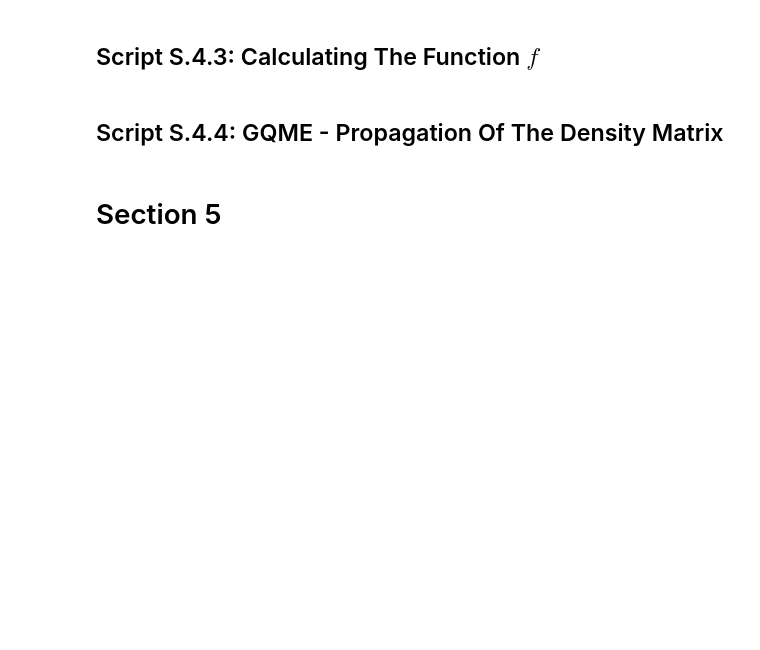
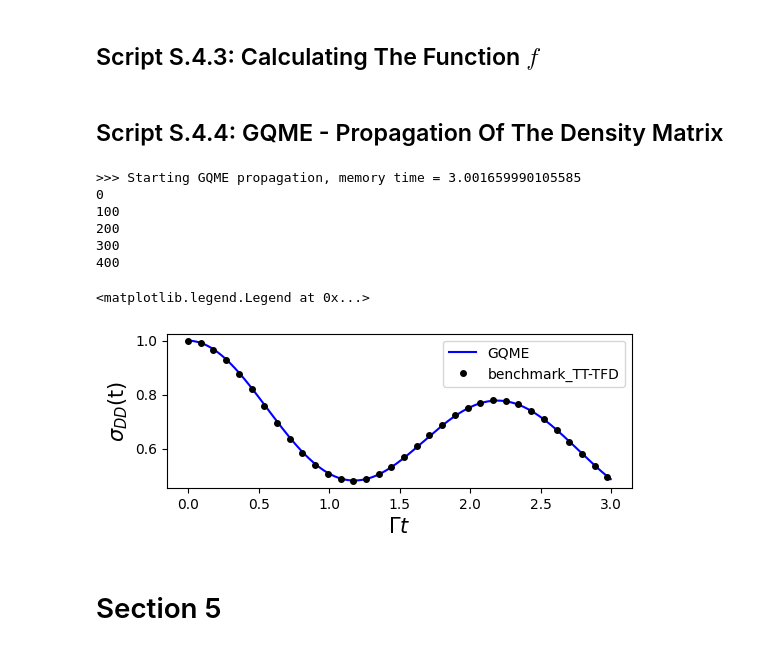
Before and after one commit to batistagroup/qflux, a Jupyter notebook: demos/manuscript/JCTC_VI.ipynb, the cells around one changed output. Drawn from its saved outputs; the diff is of its cells as text; code cells hidden in the pictures; blank space fills up the shorter version.

```diff
--- a/demos/manuscript/JCTC_VI.ipynb
+++ b/demos/manuscript/JCTC_VI.ipynb
@@ -267,28 +378,4 @@ for l in range(pa.TIME_STEPS):
-# %%
-def CalculateIntegral(DOF_E_SQ, F, linearTerm, prevKernel, kernel, TIME_STEPS=pa.TIME_STEPS, DT=pa.DT):
-
-    # time step loop starts at 1 because K is equal to linear part at t = 0
-    for n in range(1, TIME_STEPS):
-        kernel[n,:,:] = 0.
-
-        # f(a) and f(b) terms
-        kernel[n,:,:] += 0.5 * DT * F[n,:,:] @ kernel[0,:,:]
-        kernel[n,:,:] += 0.5 * DT * F[0,:,:] @ prevKernel[n,:,:]
-
-        # sum of f(a + kh) term
-        for c in range(1, n):
-            # since a new (supposed-to-be-better) guess for the
-            # kernel has been calculated for previous time steps,
-            # can use it rather than prevKernel
-            kernel[n,:,:] += DT * F[n - c,:,:] @ kernel[c,:,:]
-
-        # multiplies by i and adds the linear part
-        kernel[n,:,:] = 1.j * kernel[n,:,:] + linearTerm[n,:,:]
-
-    return kernel
 # %%
-import time
-
 START_TIME = time.time() # starts timing
 # sets initial guess to the linear part
 prevKernel = linearTerm.copy()
@@ -301,7 +388,7 @@ for numIter in range(1, pa.MAX_ITERS + 1):
     print("Iteration:", numIter)
 
     # calculates kernel using prevKernel and trapezoidal rule
-    kernel = CalculateIntegral(pa.DOF_E_SQ, F, linearTerm, prevKernel, kernel)
+    kernel = CalculateIntegral(F, linearTerm, prevKernel, kernel)
 
     numConv = 0 # parameter used to check convergence of entire kernel
     for i in range(pa.DOF_E_SQ):
@@ -324,8 +411,7 @@ for numIter in range(1, pa.MAX_ITERS + 1):
         print("Number of Iterations:", numIter, "\tVolterra time:", time.time() - START_TIME)
 
         # prints memory kernel to files
-        os.makedirs(data_path + "/GQME_Example/K_Output/", exist_ok=True)
-        wr.output_superoper_array(timeVec,kernel,data_path + "/GQME_Example/K_Output/K_")
+        wr.output_superoper_array(timeVec,kernel,"qflux/data/GQME_Example/K_Output/K_")
 
         break # exits the iteration loop
 
@@ -424,41 +514,50 @@ def Calculatef(currentTime, memTime, kernel, sigma_array, kVec, DT=pa.DT, HBAR=p
 # %% [markdown]
 ## Script S.4.4: GQME - Propagation Of The Density Matrix <a name="ScriptSpt4pt4"></a>
 # %%
-# read the memory kernel
-timeVec, kernel = wr.read_superoper_array(len(t), data_path + "/GQME_Example/K_Output/K_")
+#read the memory kernel
+timeVec, kernel = wr.read_superoper_array(pa.TIME_STEPS,"qflux/data/GQME_Example/K_Output/K_")
 
 # array for reduced density matrix elements
 sigma = np.zeros((pa.TIME_STEPS, pa.DOF_E_SQ), dtype=np.complex128)
 # array to hold copy of sigma
 sigma_hold = np.zeros(pa.DOF_E_SQ, dtype = np.complex128)
 
 # sets the initial state at Donor State
 sigma[0,0] = 1.
 sigma_hold[0] = 1.
 
 # loop to propagate sigma
 print(">>> Starting GQME propagation, memory time =", pa.MEM_TIME)
 for l in range(pa.TIME_STEPS - 1): # it propagates to the final time step
     if l%100==0: print(l)
     currentTime = l * pa.DT
 
     sigma_hold = PropagateRK4(currentTime, pa.MEM_TIME, kernel, sigma_hold, sigma)
 
     sigma[l + 1] = sigma_hold.copy()
 
 # prints sigma to files
-os.makedirs(data_path + 'GQME_Output/', exist_ok=True)
-wr.output_operator_array(timeVec, sigma, data_path + "GQME_Output/Sigma_")
+wr.output_operator_array(timeVec, sigma, "qflux/data/GQME_Example/GQME_Output/Sigma_")
 
 # Read the reference data and plot
-timeVec, sigma_tt_tfd = wr.read_operator_array(len(timeVec), data_path + "/GQME_Example/TTTFD_Output/TFDSigma_")
-timeVec, sigma = wr.read_operator_array(len(timeVec), data_path + "GQME_Output/Sigma_")
+timeVec, sigma_tt_tfd = wr.read_operator_array(pa.TIME_STEPS,"qflux/data/GQME_Example/TTTFD_Output/TFDSigma_")
+timeVec, sigma = wr.read_operator_array(pa.TIME_STEPS,"qflux/data/GQME_Example/GQME_Output/Sigma_")
+
 plt.figure(figsize=(6,2))
-plt.plot(timeVec, sigma[:,0],'b-', label='GQME')
-plt.plot(timeVec, sigma_tt_tfd[:,0] ,'ko', markersize=4, markevery=60, label='benchmark_TT-TFD')
+plt.plot(timeVec, sigma[:,0].real,'b-', label='GQME')
+plt.plot(timeVec, sigma_tt_tfd[:,0].real ,'ko', markersize=4, markevery=15, label='benchmark_TT-TFD')
 plt.xlabel(r'$\Gamma t$',fontsize=15)
 plt.ylabel(r'$\sigma_{DD}$(t)',fontsize=15)
 plt.legend()
+# %% [output]
+>>> Starting GQME propagation, memory time = 3.001659990105585
+0
+100
+200
+300
+400
+<matplotlib.legend.Legend at 0x...>
+[figure, added]
 # %% [markdown]
 # Section 5
 # %% [markdown]
```
Also changed, not shown: parts of 30 cells of this notebook.
